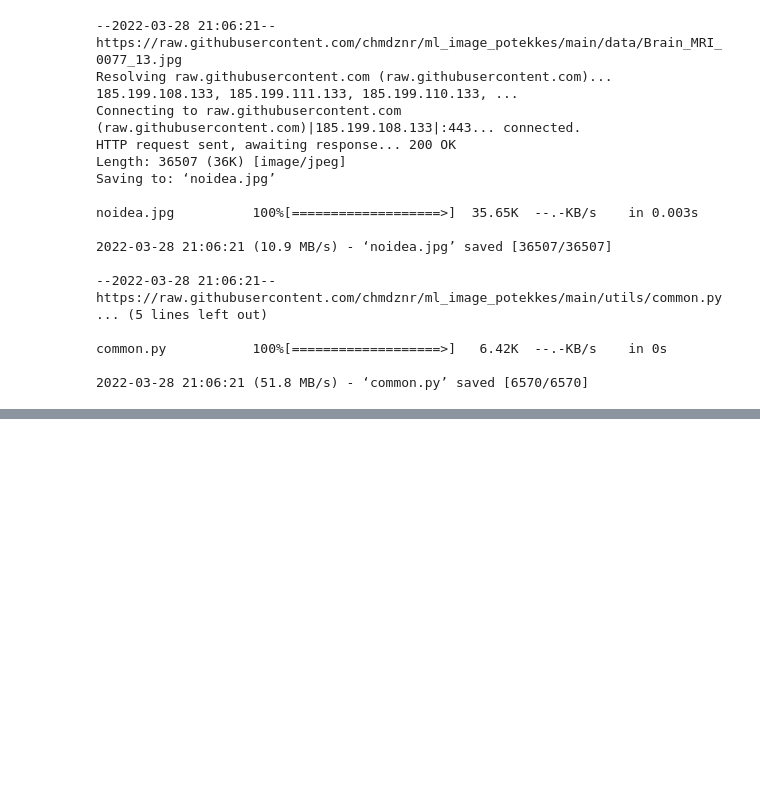
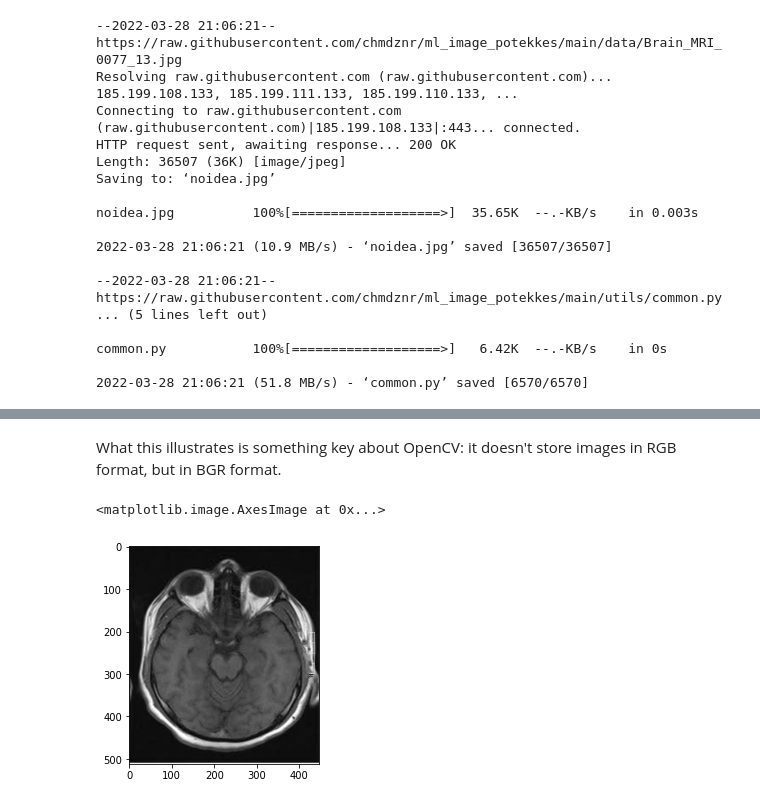
Before and after one commit to chmdznr/ml_image_potekkes, a Jupyter notebook: 1. Dasar Digital Image Processing/01_fundamentals.ipynb, the cells around one changed output, grey strips where cells are left out. Saved outputs shown, nothing was run; the diff lists cells and outputs as text; code cells hidden in the pictures; blank space fills up the shorter version.

```diff
--- a/1. Dasar Digital Image Processing/01_fundamentals.ipynb
+++ b/1. Dasar Digital Image Processing/01_fundamentals.ipynb
@@ -49,0 +75,10 @@ common.py           100%[===================>]   6.42K  --.-KB/s    in 0s
+# %% [markdown]
+What this illustrates is something key about OpenCV: it doesn't store images in RGB format, but in BGR format.
+# %%
+# split channels
+b,g,r=cv2.split(input_image)
+# show one of the channels (this is red channel. try changing it to b)
+plt.imshow(r, cmap='gray')
+# %% [output]
+<matplotlib.image.AxesImage at 0x...>
+[figure, added]
```
Also changed, not shown: parts of 25 cells of this notebook.
